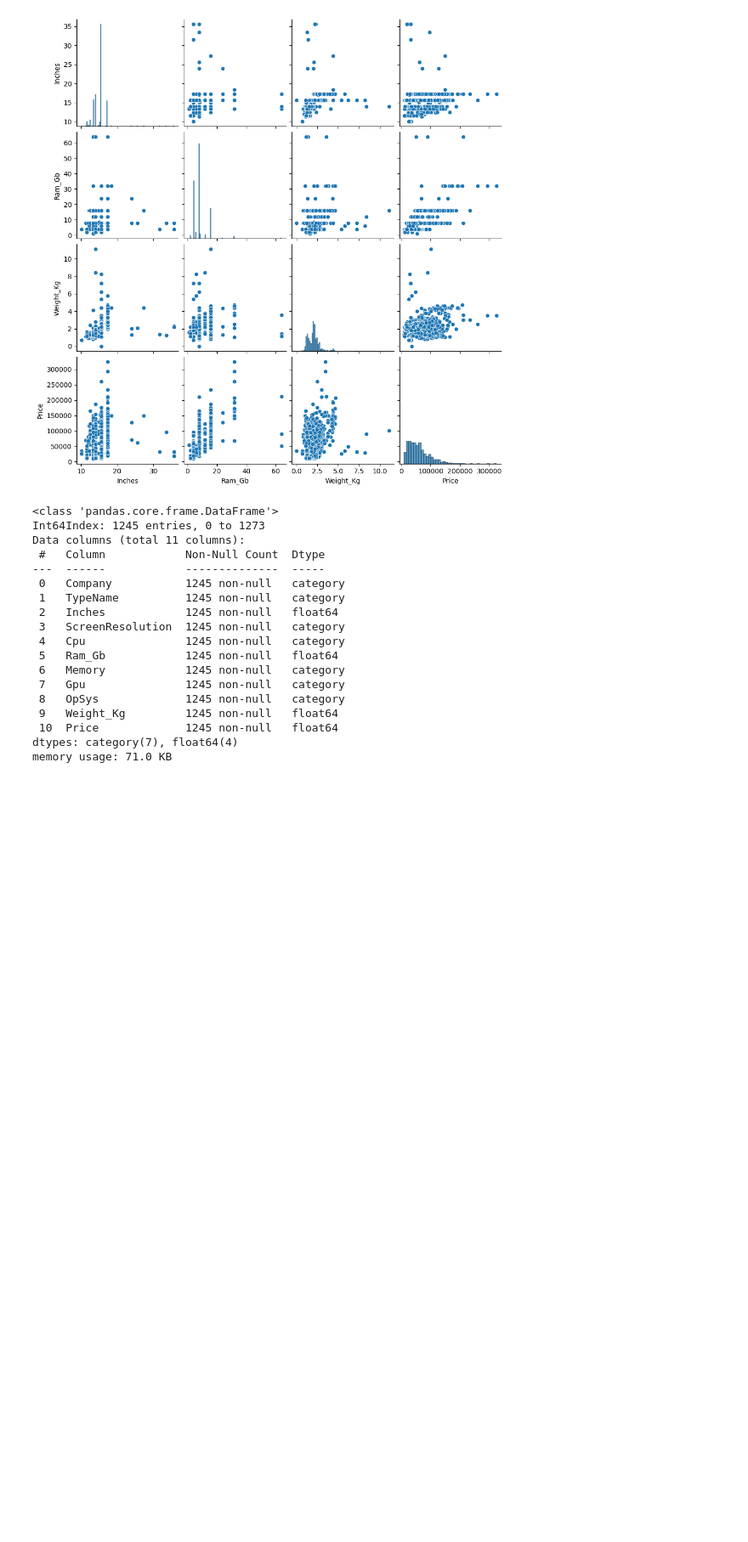
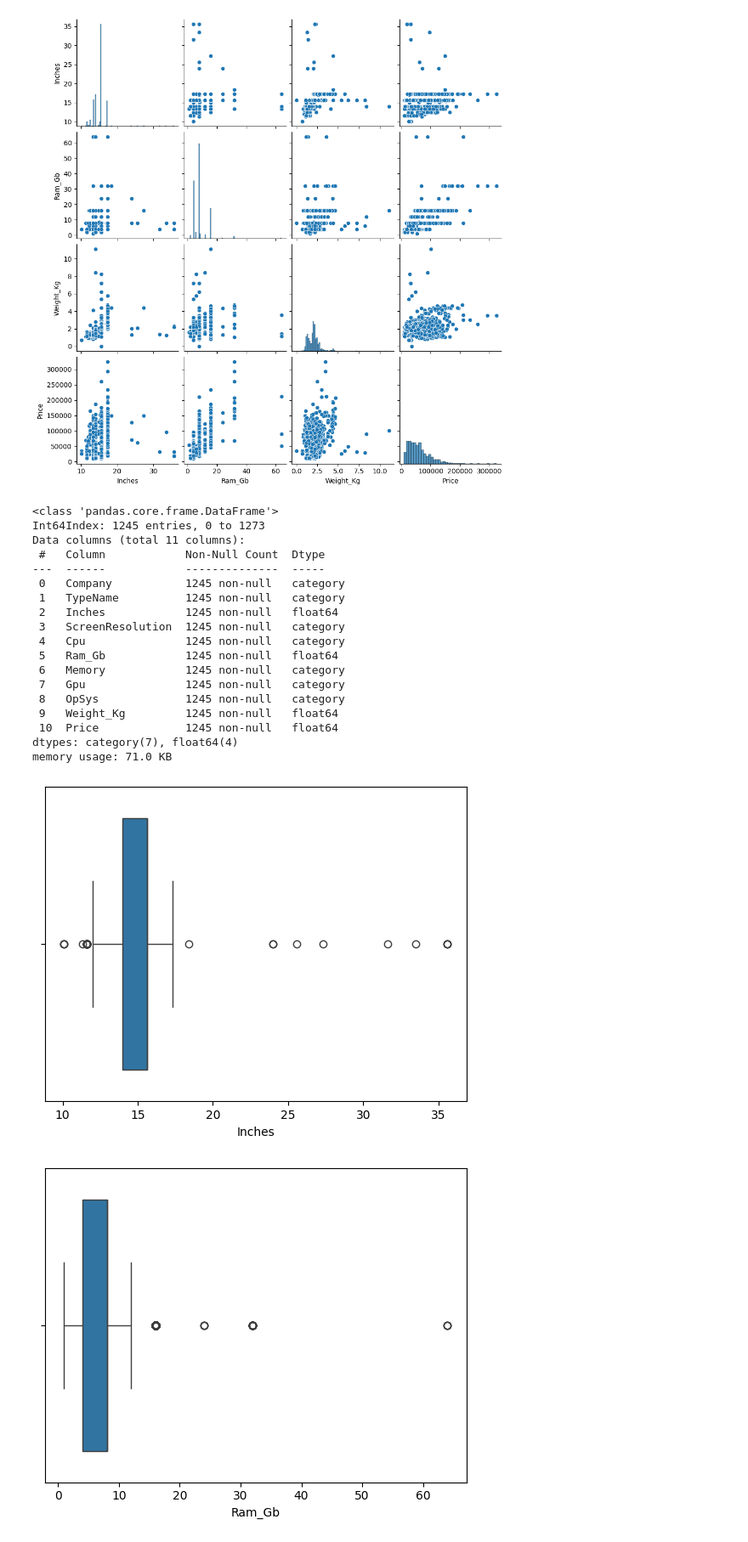
Before and after one commit to Ste881/Laptop-price-prediction, a Jupyter notebook: laptop_ML_project.ipynb, the cells around one changed output. Shown at 85% size. Drawn from its saved outputs; the diff is of its cells as text; code cells hidden in the pictures; blank space fills up the shorter version.

```diff
--- a/laptop_ML_project.ipynb
+++ b/laptop_ML_project.ipynb
@@ -189,3 +189,16 @@ Data columns (total 11 columns):
  10  Price             1245 non-null   float64
 dtypes: category(7), float64(4)
 memory usage: 71.0 KB
+# %%
+#Checking for outliers
+
+def iqr_plot(column_list):
+  for column in column_list:
+    sns.boxplot(df[column],orient="h")
+    plt.show()
+
+numeric_list = ["Inches", "Ram_Gb", "Weight_Kg", "Price"]
+iqr_plot(numeric_list)
+# %% [output]
+[figure, added]
+[figure, added]
```
Also changed, not shown: parts of 3 cells of this notebook.
